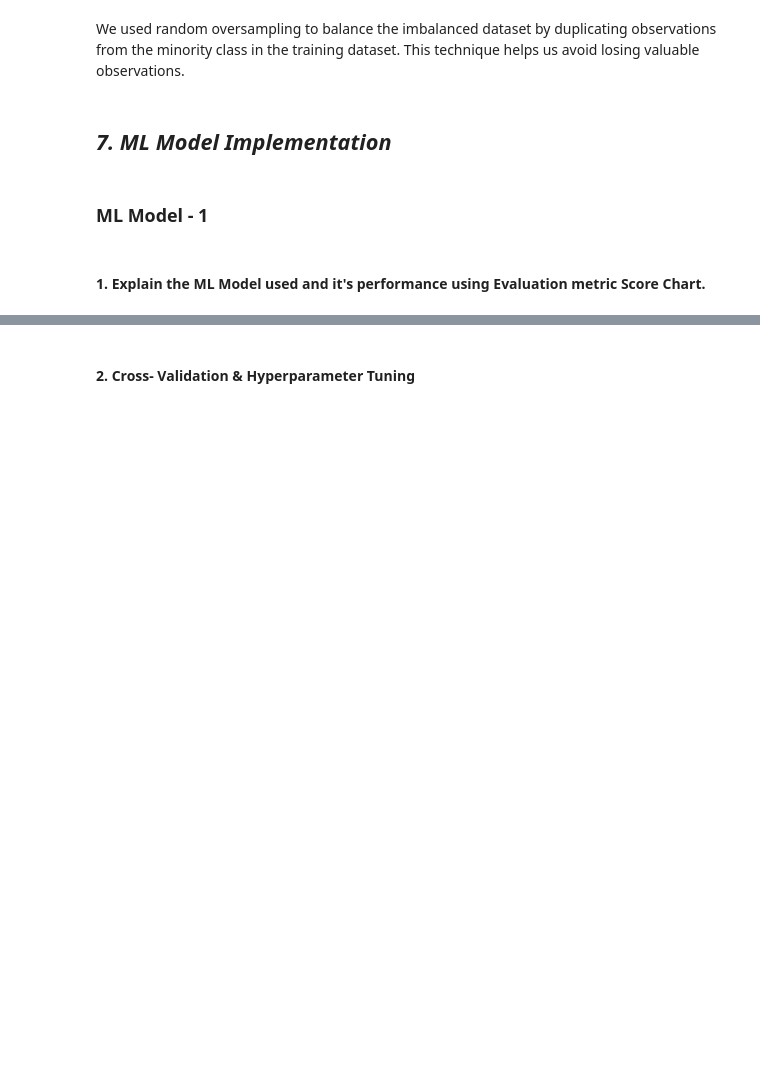
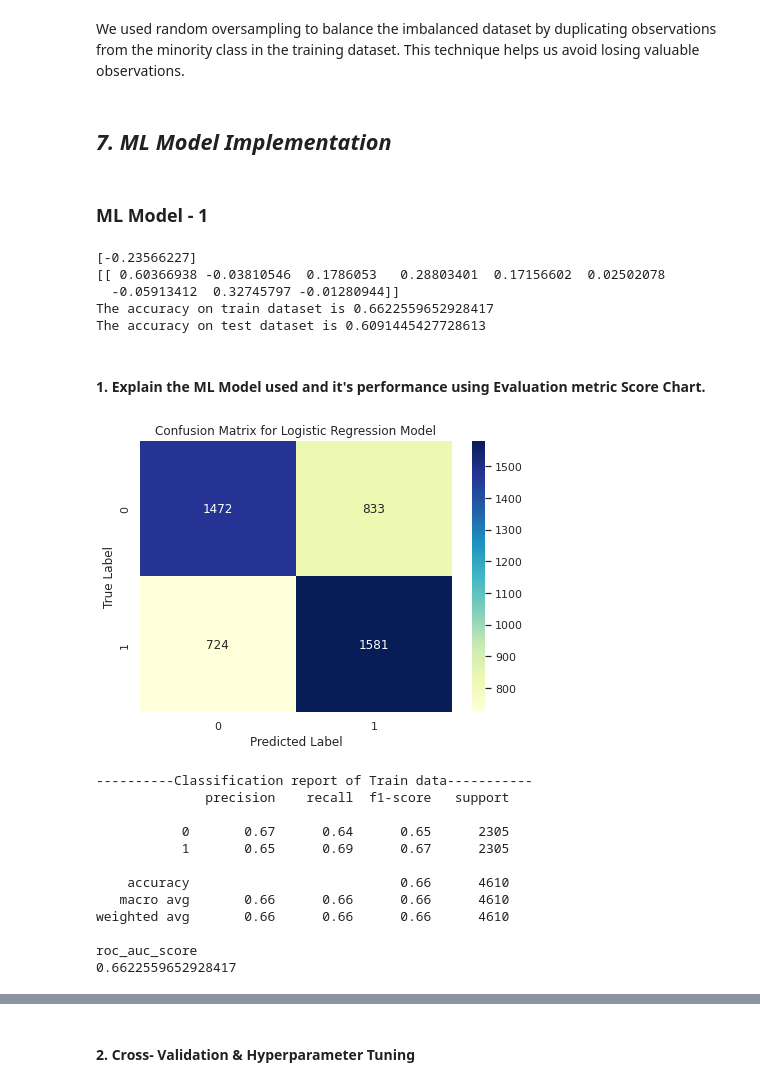
Before and after one commit to HKishanPatel/Cardiovascular-Risk-Prediction, a Jupyter notebook: Cardiovascular_Risk_Prediction.ipynb, the cells around one changed output, grey strips where cells are left out. Drawn from its saved outputs; the diff is of its cells as text; code cells hidden in the pictures; blank space fills up the shorter version.

```diff
--- a/Cardiovascular_Risk_Prediction.ipynb
+++ b/Cardiovascular_Risk_Prediction.ipynb
@@ -1195,2 +1207,31 @@ We used random oversampling to balance the imbalanced dataset by duplicating obs
+# %%
+# ML Model - 1 Implementation
+lr = LogisticRegression()
+
+# Fit the Algorithm
+lr.fit(x_train, y_train)
+
+# Checking intercept
+print(lr.intercept_)
+
+# Checking Coefficent
+print(lr.coef_)
+
+# Predict on the model
+y_pred_train = lr.predict(x_train)
+y_pred_test = lr.predict(x_test)
+
+# calculating accuracy on train and test set
+lr_train_acc = accuracy_score(y_train, y_pred_train)
+lr_test_acc = accuracy_score(y_test, y_pred_test)
+
+print("The accuracy on train dataset is", lr_train_acc)
+print("The accuracy on test dataset is", lr_test_acc)
+# %% [output]
+[-0.23566227]
+[[ 0.60366938 -0.03810546  0.1786053   0.28803401  0.17156602  0.02502078
+  -0.05913412  0.32745797 -0.01280944]]
+The accuracy on train dataset is 0.6622559652928417
+The accuracy on test dataset is 0.6091445427728613
 # %% [markdown]
 #### 1. Explain the ML Model used and it's performance using Evaluation metric Score Chart.
@@ -1198,0 +1238,35 @@ We used random oversampling to balance the imbalanced dataset by duplicating obs
+# %%
+# Visualizing evaluation Metric Score chart
+
+# Create confusion matrix
+cm = confusion_matrix(y_train, y_pred_train)
+
+# Plot the confusion matrix
+plt.figure(figsize=(7,5))
+sns.heatmap(cm, annot=True, fmt='d', cmap='YlGnBu')
+plt.xlabel('Predicted Label')
+plt.ylabel('True Label')
+plt.title('Confusion Matrix for Logistic Regression Model')
+plt.show()
+
+# Classification report
+print("\n"'----------Classification report of Train data-----------')
+print(classification_report(y_train, y_pred_train))
+
+# Calculate roc-auc score
+print("roc_auc_score")
+print(metrics.roc_auc_score(y_train, y_pred_train))
+# %% [output]
+[figure, added]
+----------Classification report of Train data-----------
+              precision    recall  f1-score   support
+
+           0       0.67      0.64      0.65      2305
+           1       0.65      0.69      0.67      2305
+
+    accuracy                           0.66      4610
+   macro avg       0.66      0.66      0.66      4610
+weighted avg       0.66      0.66      0.66      4610
+
+roc_auc_score
+0.6622559652928417
```
Also changed, not shown: parts of 39 cells of this notebook.
